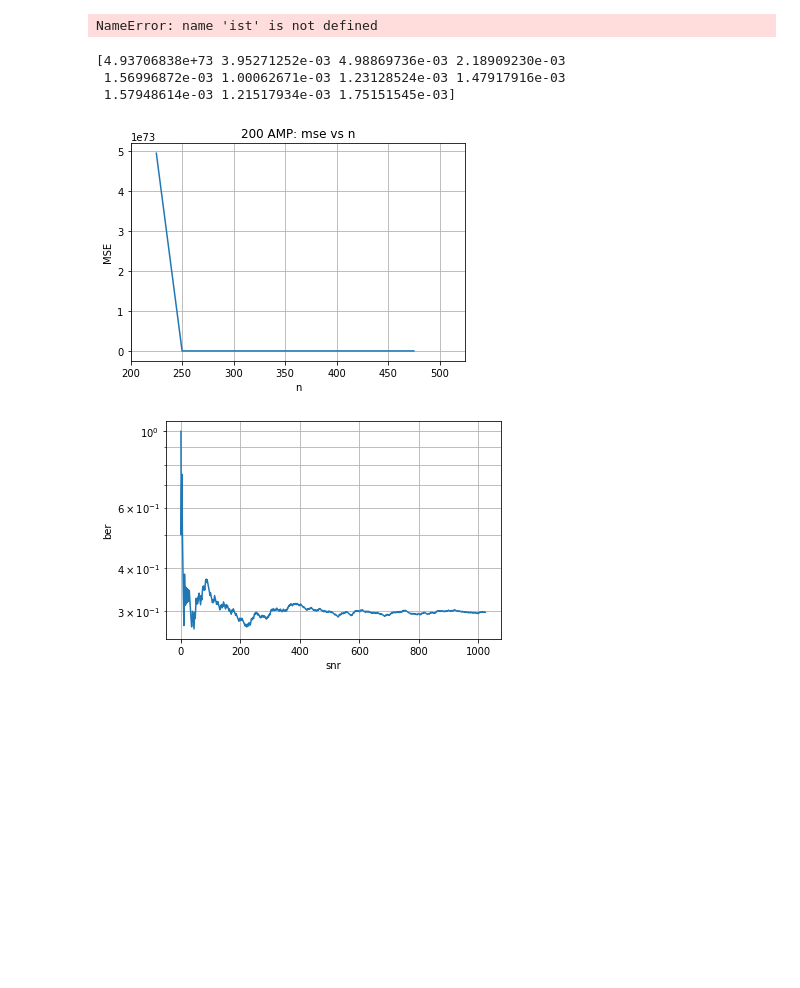
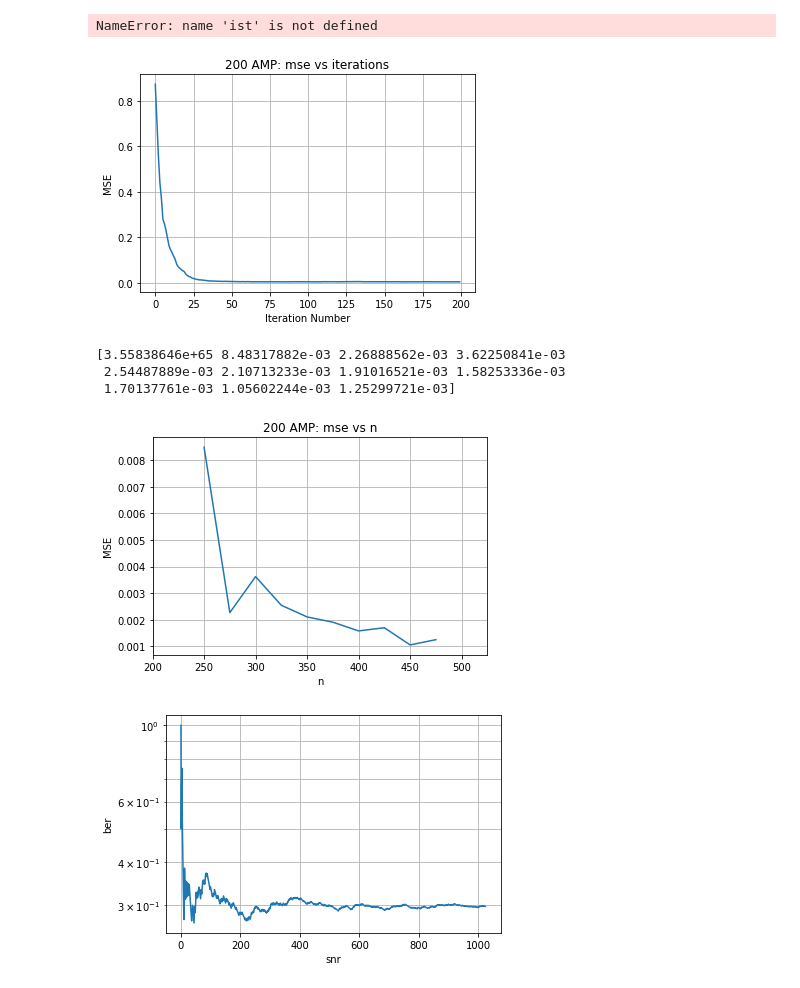
Before and after one commit to hollynroper/URS-22-23, a Jupyter notebook: Research code.ipynb, the cells around one changed output. Saved outputs shown, nothing was run; the diff lists cells and outputs as text; code cells hidden in the pictures; blank space fills up the shorter version.

```diff
--- a/Research code.ipynb
+++ b/Research code.ipynb
@@ -533,7 +533,7 @@ plt.grid(True, which='both')
 plt.title("200 IST: mse vs n")
 plt.xlim(200, 525)
 plt.show()
-
+'''
 # Prep for IST/AMP
 z = np.zeros(y.shape)
 xHt = np.zeros(x.shape)
@@ -557,7 +557,7 @@ plt.ylabel('MSE')
 plt.grid(True, which='both')
 plt.title("200 AMP: mse vs iterations")
 plt.show()
-'''
+
 # Prep for IST/AMP
 
 err_sum = 0
@@ -569,35 +569,38 @@ n_vec = np.zeros(11)
 cnt = 0
 #7 AMP mse vs n
 for loc_n in range(225, 500, 25):
     A = np.sqrt(1/loc_n)*np.random.randn(loc_n, N)
     w = sigma*np.random.randn(loc_n).reshape(-1, 1)
     y = A @ x + w
     # rst z, r, tau, xHt for next iteration
     z = np.zeros(y.shape)
     r = np.zeros(x.shape)
     tau = 0
     xHt = np.zeros(x.shape)
     for idx_iter in range(num_iterations):
         ons = onsager(z, r, tau) #calulate next onsager
         z = y - A @ xHt + ons
         tau = np.sqrt((1/loc_n)) * np.linalg.norm(z)
         r = xHt + A.T @ z
         xHt = eta(r, tau)
+    #print("x ", x.T)
+    #print("xHt", xHt.T)
     mse_vs_n[cnt] = (1/N) * np.sum((x - xHt)**2)
     n_vec[cnt] = loc_n
     cnt += 1
 print(mse_vs_n)
 # Plot results
 plt.figure()
-plt.plot(n_vec, mse_vs_n)
+plt.plot(n_vec[1:], mse_vs_n[1:])
 plt.xlabel('n')
 plt.ylabel('MSE')
 plt.grid(True, which='both')
 plt.title("200 AMP: mse vs n")
 plt.xlim(200, 525)
 plt.show()
 # %% [output]
+[figure, new version]
-[4.93706838e+73 3.95271252e-03 4.98869736e-03 2.18909230e-03
- 1.56996872e-03 1.00062671e-03 1.23128524e-03 1.47917916e-03
- 1.57948614e-03 1.21517934e-03 1.75151545e-03]
+[3.55838646e+65 8.48317882e-03 2.26888562e-03 3.62250841e-03
+ 2.54487889e-03 2.10713233e-03 1.91016521e-03 1.58253336e-03
+ 1.70137761e-03 1.05602244e-03 1.25299721e-03]
-[figure, old version]
+[figure, added]
```
Also changed, not shown: parts of 1 cell of this notebook, 1 other file.
